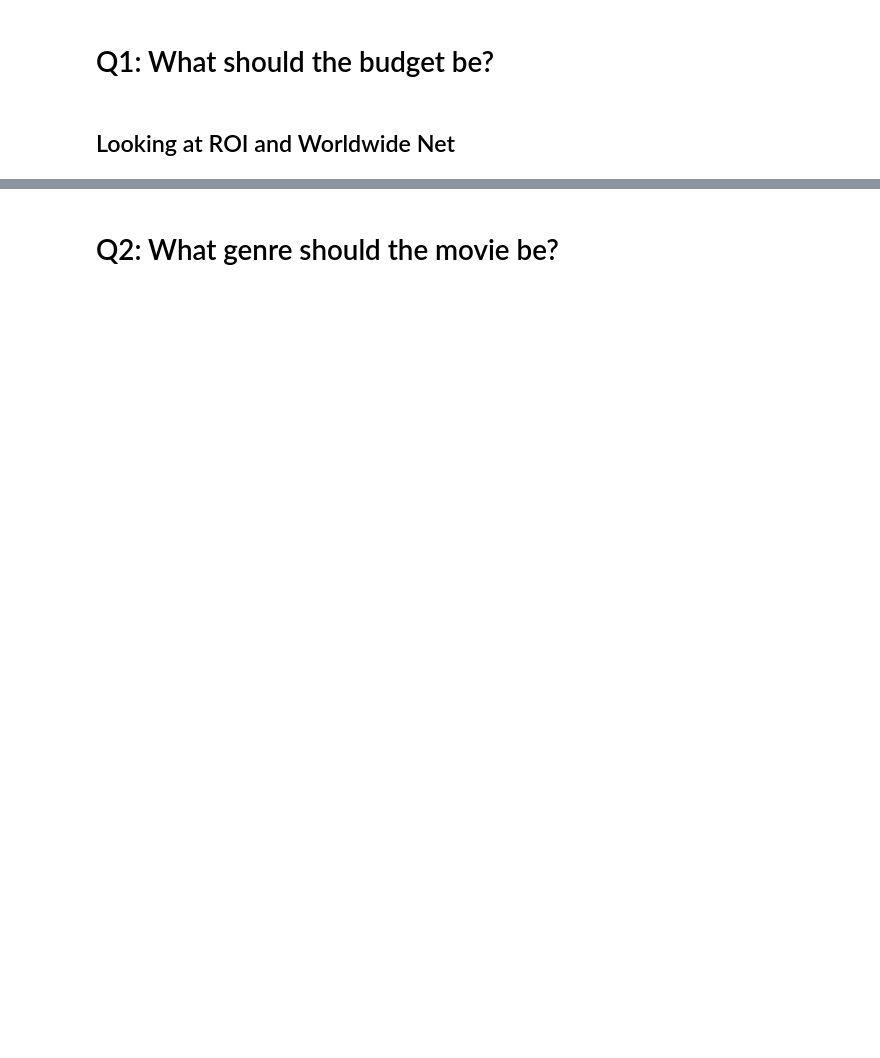
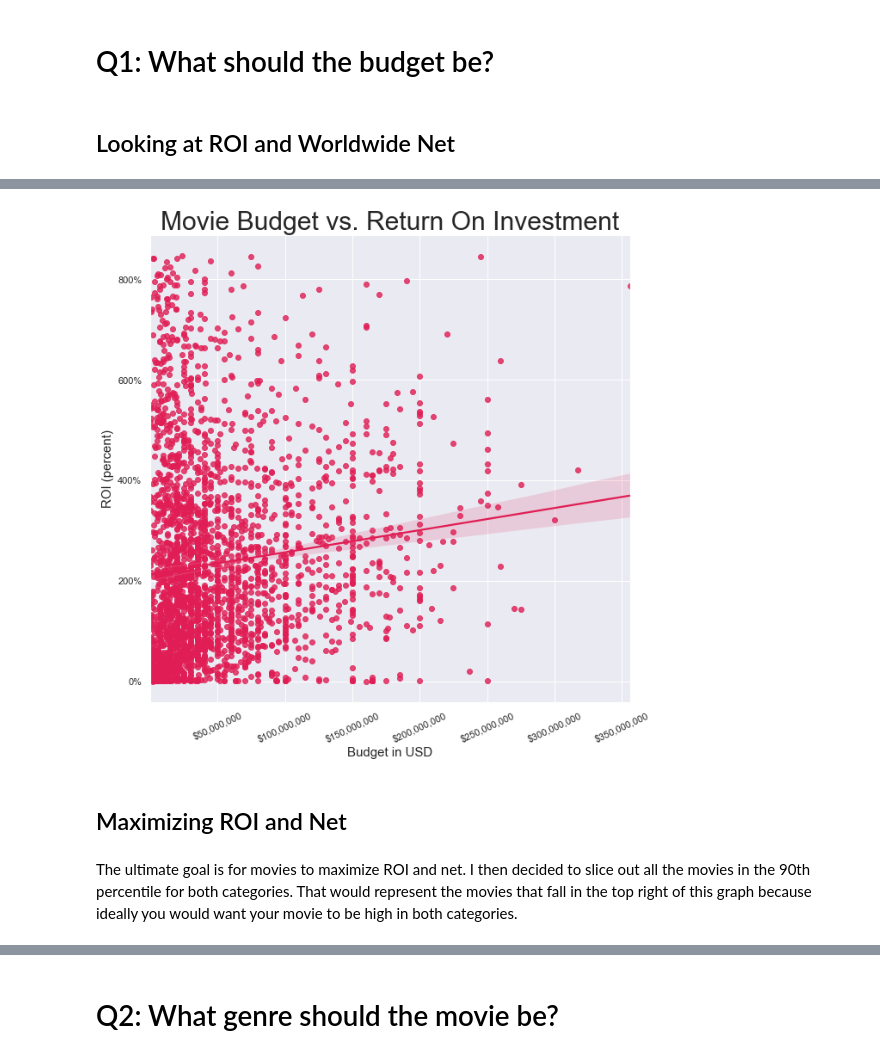
Before and after one commit to AnyOldRandomNameWillDOo/Module-1-Final-Project, a Jupyter notebook: Main Notebook.ipynb, the cells around one changed output, grey strips where cells are left out. Cells and saved outputs as stored; diff of their text form; code cells hidden in the pictures; blank space fills up the shorter version.

```diff
--- a/Main Notebook.ipynb
+++ b/Main Notebook.ipynb
@@ -656,0 +589,31 @@ For movies in the 90th percentile for both ROI and net, the median budgets were
+# %%
+# Rerunning the budget vs ROI plot now that the outliers are removed
+# There is a positive trend between budget and ROI
+
+# Pulling out the fig and axes and setting the fig size
+fig, ax = plt.subplots(figsize=(10,10))
+# Plotting the graph
+sns.regplot(x="Budget", y="ROI", data=df_roi_fixed, ax=ax, color="#e01e55")
+
+# Formatting the xticks so that the money will display with $ and commas
+fmt1 = '${x:,.0f}'
+tick1 = mtick.StrMethodFormatter(fmt1)
+ax.xaxis.set_major_formatter(tick1)
+
+# Formatting the yticks so that the values will display with a %
+fmt2 = '{x:.0f}%'
+tick2 = mtick.StrMethodFormatter(fmt2)
+ax.yaxis.set_major_formatter(tick2)
+
+# Setting the labels, title, and font sizes
+ax.set_ylabel('ROI (percent)', fontsize=15)
+ax.set_xlabel('Budget in USD', fontsize=15)
+ax.set_title('Movie Budget vs. Return On Investment', fontsize=30)
+# Rotating the x ticks
+plt.xticks(rotation=25);
+# %% [output]
+[figure, added]
+# %% [markdown]
+## Maximizing ROI and Net
+# %% [markdown]
+The ultimate goal is for movies to maximize ROI and net. I then decided to slice out all the movies in the 90th percentile for both categories. That would represent the movies that fall in the top right of this graph because ideally you would want your movie to be high in both categories.
```
Also changed, not shown: parts of 235 cells of this notebook, 1 other file.
